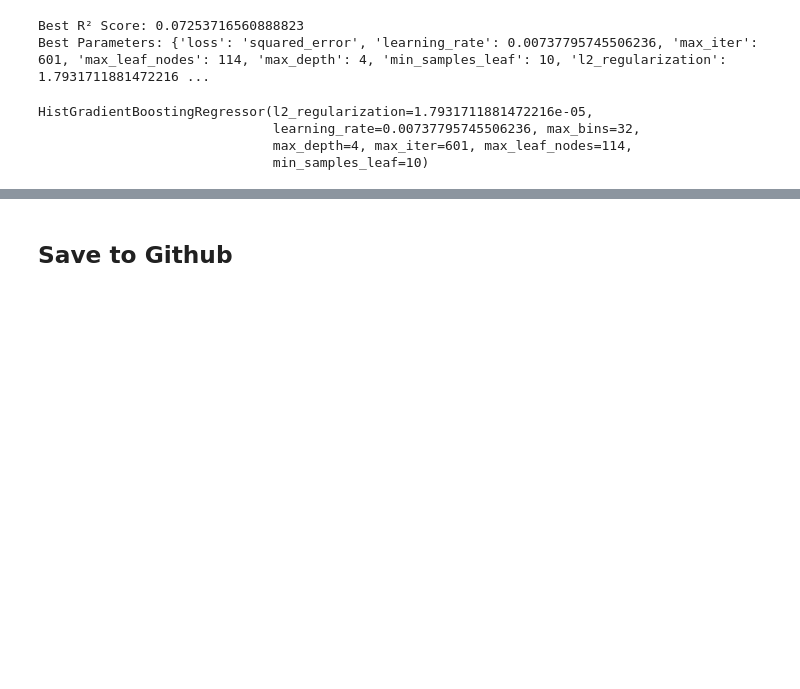
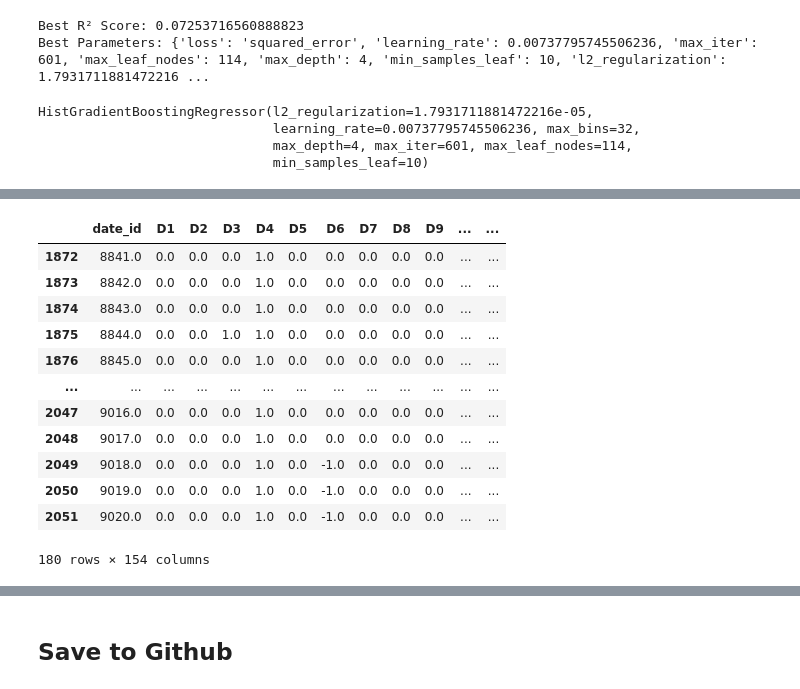
Before and after one commit to abishpius/Hull_Tactical_Market_Prediction, a Jupyter notebook: Hull_Tactical.ipynb, the cells around one changed output, grey strips where cells are left out. Drawn from its saved outputs; the diff is of its cells as text; code cells hidden in the pictures; blank space fills up the shorter version.

```diff
--- a/Hull_Tactical.ipynb
+++ b/Hull_Tactical.ipynb
@@ -2399,0 +2522,4 @@ y_true = y_last.to_numpy().reshape(-1, 1).reshape(-1)
+# %%
+solution['prediction'] = convert_ret_to_signal(pred_b, ret_signal_params)
+
+score(solution, solution[['prediction']], row_id_column_name = 'date_id')
@@ -2399,0 +2528,4 @@ y_true = y_last.to_numpy().reshape(-1, 1).reshape(-1)
+# %%
+solution['prediction'] = nonlinear_signal(pred_b, ret_signal_params)
+
+score(solution, solution[['prediction']], row_id_column_name = 'date_id')
@@ -2399,0 +2534,11 @@ y_true = y_last.to_numpy().reshape(-1, 1).reshape(-1)
+# %%
+def tmp(x):
+  return min(1.5, max(0.0, x / 0.02)) if x > 0 else 0.0
+
+solution['prediction'] = np.where(
+    pred_b > 0,              # condition
+    np.clip(pred_b / 0.02, 0.0, 1.5),  # scale and clip between 0.0 and 1.5
+    0.0                      # else
+)
+
+score(solution, solution[['prediction']], row_id_column_name = 'date_id')
@@ -2399,0 +2547,8 @@ y_true = y_last.to_numpy().reshape(-1, 1).reshape(-1)
+# %%
+solution['prediction'] = np.where(
+    np.abs(pred_b) < 0.01,                      # condition: abs(x) < 0.01
+    np.clip(pred_b * 15, 0.0, 1.0),            # then: x*15 clipped between 0 and 1
+    np.where(pred_b > 0, 0.5, 0.0)             # else: 0.5 if x>0 else 0
+)
+
+score(solution, solution[['prediction']], row_id_column_name = 'date_id')
@@ -2429,0 +2641,16 @@ Final R2: -0.014609
+# %%
+solution
+# %% [output]
+|  | date_id | D1 | D2 | D3 | D4 | D5 | D6 | D7 | D8 | D9 | ... | ... |
+| 1872 | 8841.0 | 0.0 | 0.0 | 0.0 | 1.0 | 0.0 | 0.0 | 0.0 | 0.0 | 0.0 | ... | ... |
+| 1873 | 8842.0 | 0.0 | 0.0 | 0.0 | 1.0 | 0.0 | 0.0 | 0.0 | 0.0 | 0.0 | ... | ... |
+| 1874 | 8843.0 | 0.0 | 0.0 | 0.0 | 1.0 | 0.0 | 0.0 | 0.0 | 0.0 | 0.0 | ... | ... |
+| 1875 | 8844.0 | 0.0 | 0.0 | 1.0 | 1.0 | 0.0 | 0.0 | 0.0 | 0.0 | 0.0 | ... | ... |
+| 1876 | 8845.0 | 0.0 | 0.0 | 0.0 | 1.0 | 0.0 | 0.0 | 0.0 | 0.0 | 0.0 | ... | ... |
+| ... | ... | ... | ... | ... | ... | ... | ... | ... | ... | ... | ... | ... |
+| 2047 | 9016.0 | 0.0 | 0.0 | 0.0 | 1.0 | 0.0 | 0.0 | 0.0 | 0.0 | 0.0 | ... | ... |
+| 2048 | 9017.0 | 0.0 | 0.0 | 0.0 | 1.0 | 0.0 | 0.0 | 0.0 | 0.0 | 0.0 | ... | ... |
+| 2049 | 9018.0 | 0.0 | 0.0 | 0.0 | 1.0 | 0.0 | -1.0 | 0.0 | 0.0 | 0.0 | ... | ... |
+| 2050 | 9019.0 | 0.0 | 0.0 | 0.0 | 1.0 | 0.0 | -1.0 | 0.0 | 0.0 | 0.0 | ... | ... |
+| 2051 | 9020.0 | 0.0 | 0.0 | 0.0 | 1.0 | 0.0 | -1.0 | 0.0 | 0.0 | 0.0 | ... | ... |
+180 rows × 154 columns
```
Also changed, not shown: parts of 30 cells of this notebook.
